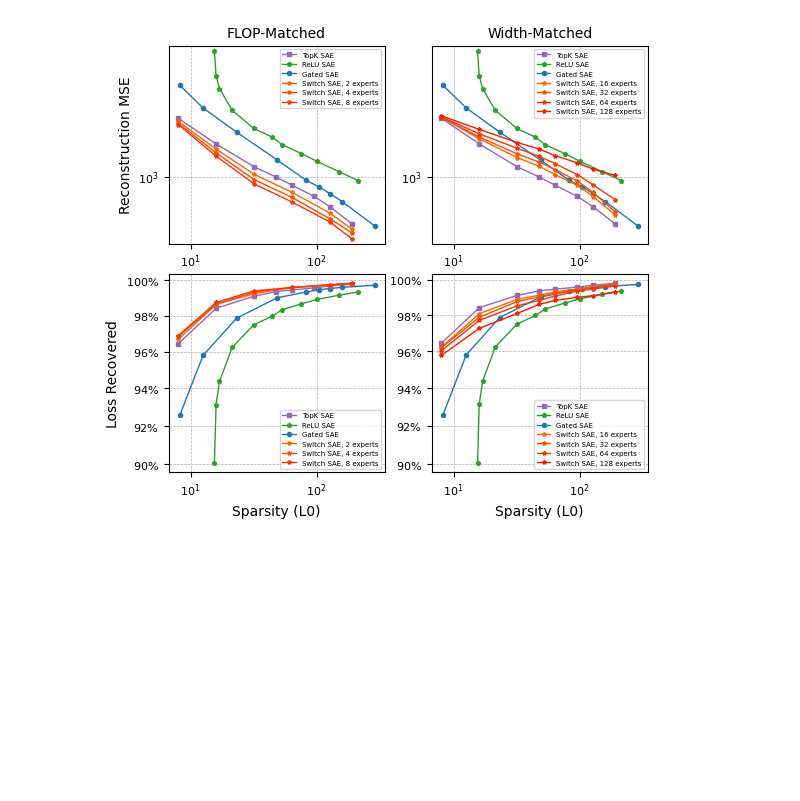
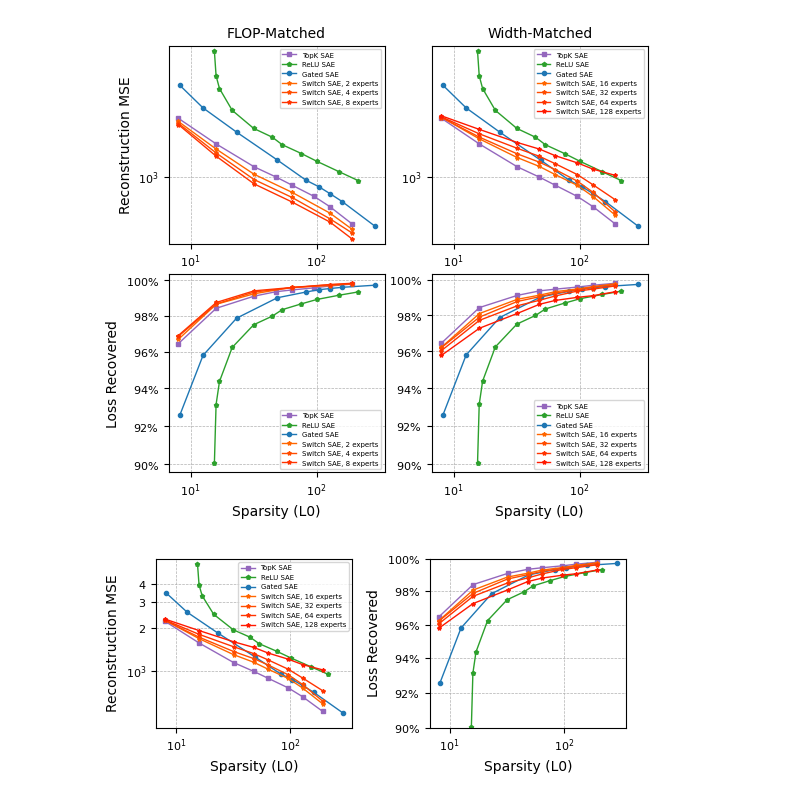
Before and after one commit to amudide/switch_sae, a Jupyter notebook: results/primary/big-plot.ipynb, the cells around one changed output. Saved outputs shown, nothing was run; the diff lists cells and outputs as text; code cells hidden in the pictures; blank space fills up the shorter version.

Commit message:
Update plots

```diff
--- a/results/primary/big-plot.ipynb
+++ b/results/primary/big-plot.ipynb
@@ -217,3 +217,90 @@ plt.tight_layout(pad=0.3)
 plt.savefig("switch_sae_pareto.pdf")
 # %% [output]
 [figure]
+# %%
+from matplotlib.ticker import FixedLocator, FixedFormatter
+
+plt.figure(figsize=(5.5, 2.5))
+
+ms = 3
+lw = 1
+
+# ---- Right Plot ----
+ax1 = plt.subplot(1, 2, 1)
+
+ax1.plot(df_topk["l0"], df_topk["mse_loss"], 's-', label='TopK SAE', color='C4', ms = ms, lw=lw)
+ax1.plot(df_relu["l0"], df_relu["mse_loss"], 'p-', label='ReLU SAE', color='#2ca02c', ms = ms, lw=lw)
+ax1.plot(df_gated["l0"], df_gated["mse_loss"], 'o-', label='Gated SAE', color='#1f77b4', ms = ms, lw=lw)
+
+ax1.plot(df_switch16["l0"], df_switch16["mse_loss"], '*-', label='Switch SAE, 16 experts', color=plt.cm.autumn(0.4), ms = ms, lw=lw)
+ax1.plot(df_switch32["l0"], df_switch32["mse_loss"], '*-', label='Switch SAE, 32 experts', color=plt.cm.autumn(0.3), ms = ms, lw=lw)
+ax1.plot(df_switch64["l0"], df_switch64["mse_loss"], '*-', label='Switch SAE, 64 experts', color=plt.cm.autumn(0.2), ms = ms, lw=lw)
+ax1.plot(df_switch128["l0"], df_switch128["mse_loss"], '*-', label='Switch SAE, 128 experts', color=plt.cm.autumn(0.1), ms = ms, lw=lw)
+
+# Setting scales and limits
+ax1.set_xscale('log')
+ax1.set_yscale('log')
+#ax1.set_xlim(9e11, None)
+ax1.set_ylim(4e2, 6e3)
+ax1.set_yticks([1e3, 2e3, 3e3, 4e3])
+ax1.set_yticklabels([r"$10^3$", r"$2$", r"$3$", r"$4$"])
+
+ax1.legend(loc='upper right', prop={'size': 5})
+
+# Optionally, adjust tick label size
+ax1.tick_params(axis='y', labelsize=8)
+ax1.tick_params(axis='x', labelsize=8)
+
+# Labels
+ax1.set_xlabel("Sparsity (L0)", fontsize=10)
+#ax1.set_ylabel('Reconstruction MSE', fontsize=10)
+
+# Optional: Remove minor ticks
+ax1.minorticks_off()
+
+#ax1.set_title("Width-Matched", fontsize=10)
+ax1.set_ylabel('Reconstruction MSE', fontsize=10)
+
+ax1.grid(True, which="both", ls="--", linewidth=0.5)
+
+# ---- Left Plot ----
+ax2 = plt.subplot(1, 2, 2)
+
+# Plotting
+ax2.plot(df_topk["l0"], df_topk["frac_recovered"], 's-', label='TopK SAE', color='C4', ms = ms, lw=lw)
+ax2.plot(df_relu["l0"], df_relu["frac_recovered"], 'p-', label='ReLU SAE', color='#2ca02c', ms = ms, lw=lw)
+ax2.plot(df_gated["l0"], df_gated["frac_recovered"], 'o-', label='Gated SAE', color='#1f77b4', ms = ms, lw=lw)
+
+ax2.plot(df_switch16["l0"], df_switch16["frac_recovered"], '*-', label='Switch SAE, 16 experts', color=plt.cm.autumn(0.4), ms = ms, lw=lw)
+ax2.plot(df_switch32["l0"], df_switch32["frac_recovered"], '*-', label='Switch SAE, 32 experts', color=plt.cm.autumn(0.3), ms = ms, lw=lw)
+ax2.plot(df_switch64["l0"], df_switch64["frac_recovered"], '*-', label='Switch SAE, 64 experts', color=plt.cm.autumn(0.2), ms = ms, lw=lw)
+ax2.plot(df_switch128["l0"], df_switch128["frac_recovered"], '*-', label='Switch SAE, 128 experts', color=plt.cm.autumn(0.1), ms = ms, lw=lw)
+
+# Setting scales
+ax2.set_xscale('log')
+ax2.set_yscale('log')
+
+# add y tick labels manually
+ax2.set_ylim(0.9, 1.0)
+ax2.set_yticks([0.9, 0.92, 0.94, 0.96, 0.98, 1.0])
+ax2.set_yticklabels([r"$90\%$", r"$92\%$", r"$94\%$", r"$96\%$", r"$98\%$", r"$100\%$"])
+
+# Setting tick sizes
+ax2.tick_params(axis='both', labelsize=8)
+
+# Labels
+ax2.set_xlabel('Sparsity (L0)', fontsize=10)
+ax2.set_ylabel('Loss Recovered', fontsize=10)  # Uncomment if ylabel is desired
+
+#ax2.set_title("FLOP-Matched", fontsize=10)
+#ax2.set_ylabel('Reconstruction MSE', fontsize=10)
+
+plt.tight_layout()
+ax2.minorticks_off()
+
+# Grid and legend
+ax2.grid(True, which="both", ls="--", linewidth=0.5)
+plt.savefig("switch_sae_pareto_width.pdf")
+#ax2.legend(loc='lower right', prop={'size': 5})
+# %% [output]
+[figure, added]
```
Also changed, not shown: parts of 1 cell of this notebook, 4 other files.
